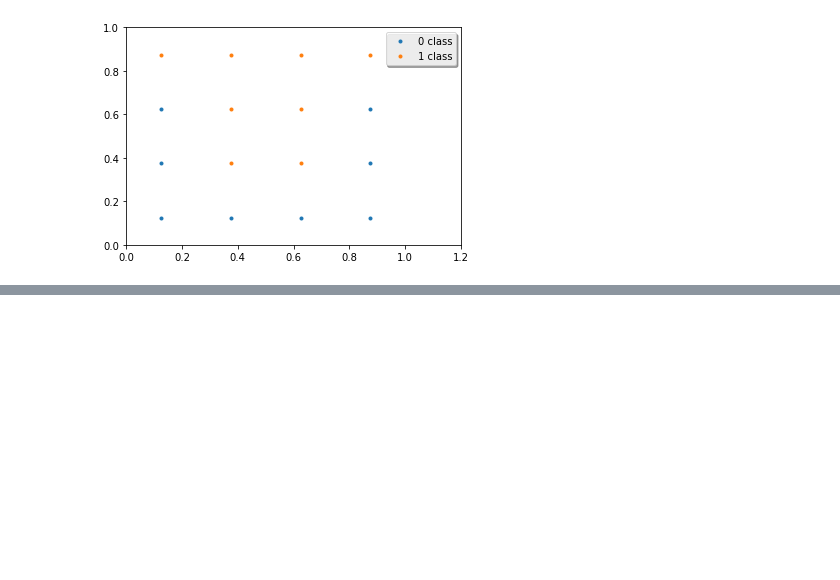
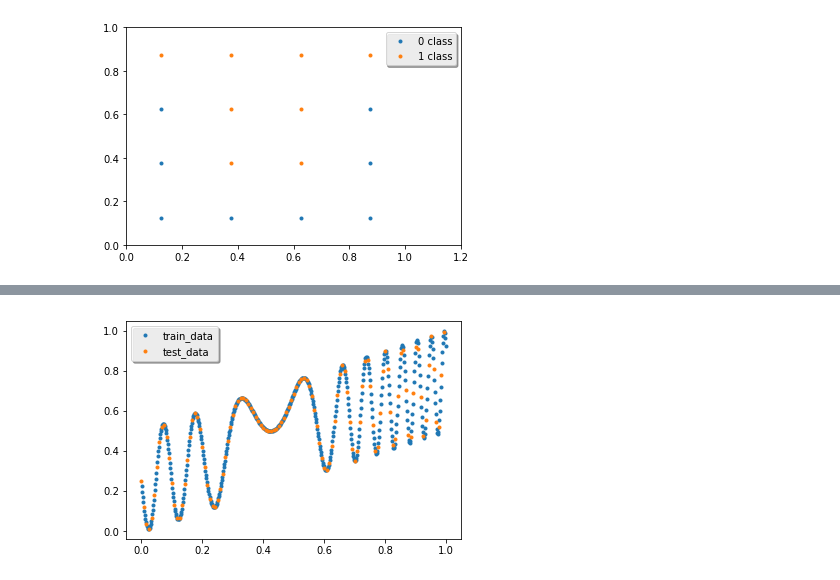
Before and after one commit to DanilaEremenko/NeuralNetwork, a Jupyter notebook: LABS/ZeroLab/ZeroReport.ipynb, the cells around one changed output, grey strips where cells are left out. Cells and saved outputs as stored; diff of their text form; code cells hidden in the pictures; blank space fills up the shorter version.

```diff
--- a/LABS/ZeroLab/ZeroReport.ipynb
+++ b/LABS/ZeroLab/ZeroReport.ipynb
@@ -444,0 +445,51 @@ def load_data(train_size=4000, show=False):
+# %%
+#dataset5
+
+
+import math as m
+import numpy as np
+
+
+def function(x):
+    x = x * 100
+    return 0.25 + x / 200.0 + 0.25 * m.sin(2.0 / 3.0 * x * m.sin(x / 50.0 + 3.0 * m.pi / 2.0))
+
+
+def load_data(train_size=200,show=False):
+
+    test_size = int(train_size*0.2)
+
+    h = 1.0 / float(train_size+test_size)
+
+
+    x_train = np.empty(0)
+    y_train = np.empty(0)
+
+    x_test = np.empty(0)
+    y_test = np.empty(0)
+
+    i = 0
+    for x in np.arange(0.0,1.0,h,dtype = float):
+        if i % 5 == 0:
+            x_test = np.append(x_test, x)
+            y_test = np.append(y_test,function(x))
+        else:
+            x_train = np.append(x_train,x)
+            y_train = np.append(y_train,function(x))
+
+        i += 1
+
+
+    plt.plot(x_train,y_train,'.')
+    plt.plot(x_test,y_test,'.')
+    plt.legend(('train_data','test_data'),loc='upper left', shadow=True)
+    if show:
+        plt.show()
+    plt.close()
+
+    return (x_train,y_train),(x_test,y_test)
+
+
+(x_train,y_train),(x_test,y_test)=load_data(500,show=True)
+# %% [output]
+[figure, added]
```
Also changed, not shown: parts of 4 cells of this notebook, 5 other files.
